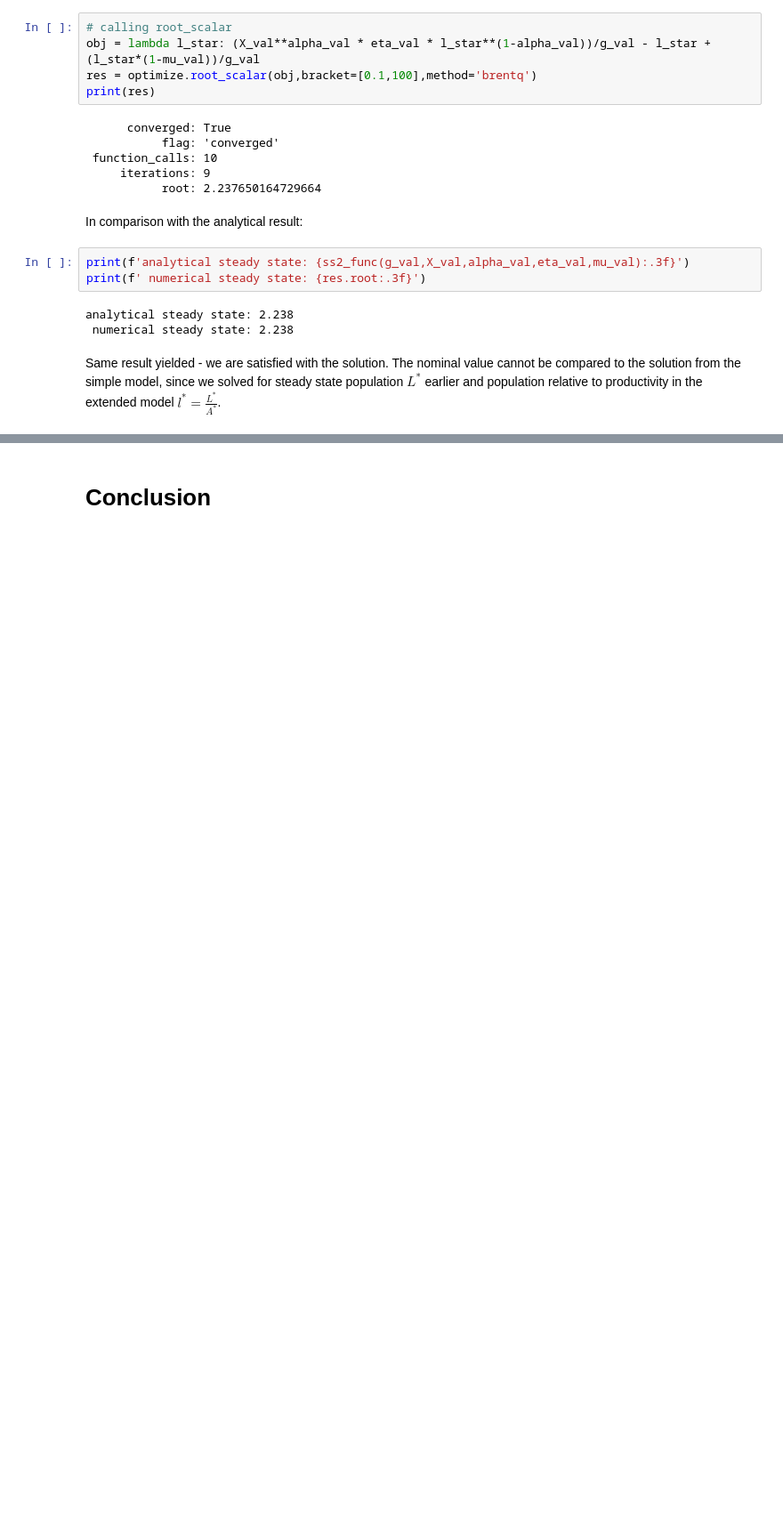
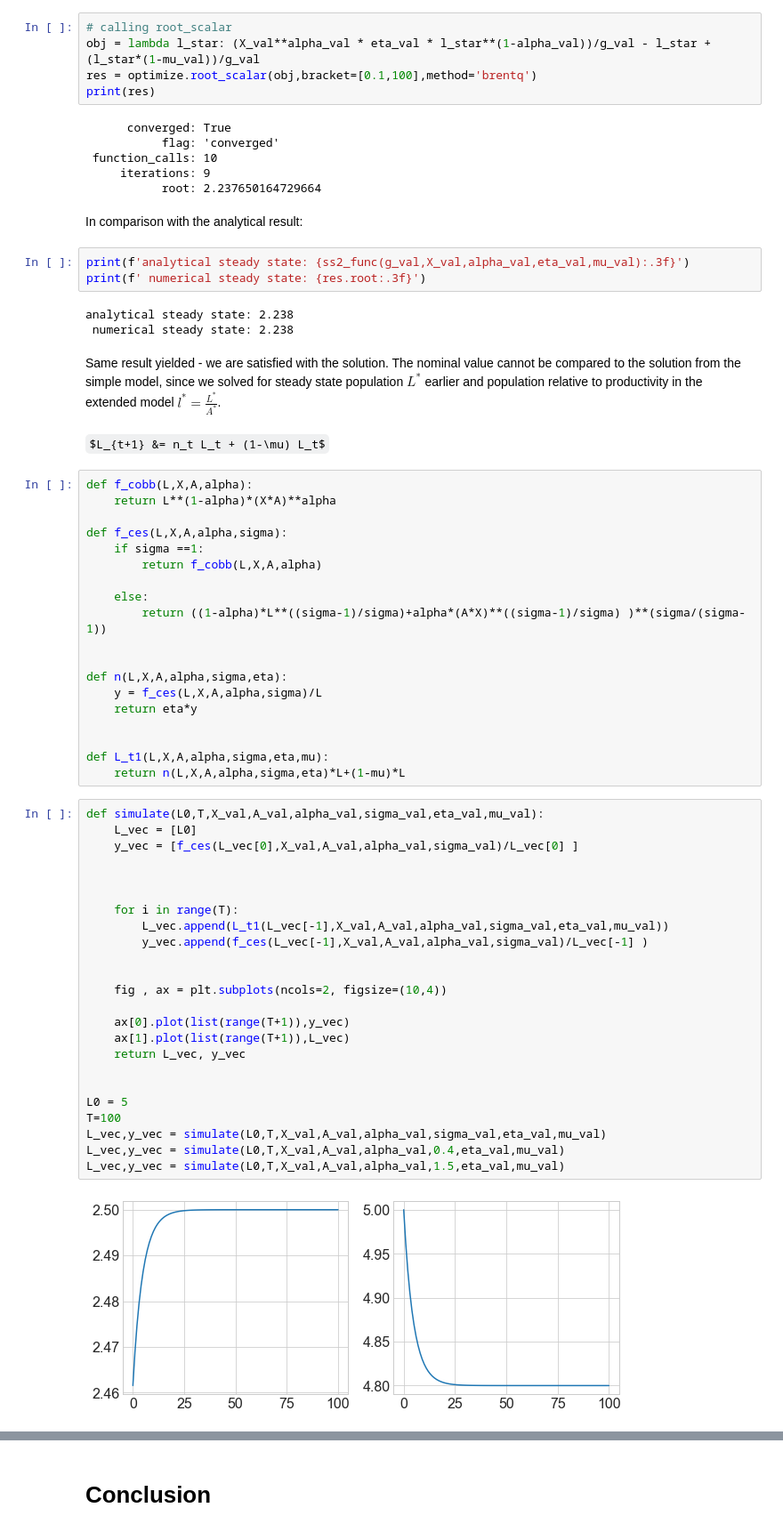
Before and after one commit to AskerNC/projects-2021-concatenaters, a Jupyter notebook: modelproject/modelproject.ipynb, the cells around one changed output, grey strips where cells are left out. Shown: that part at 89% size. Saved outputs shown, nothing was run; the diff lists cells and outputs as text; some formulas as TeX source; blank space fills up the shorter version.

```diff
--- a/modelproject/modelproject.ipynb
+++ b/modelproject/modelproject.ipynb
@@ -340,3 +340,50 @@ analytical steady state: 2.238
  numerical steady state: 2.238
 # %% [markdown]
 Same result yielded - we are satisfied with the solution. The nominal value cannot be compared to the solution from the simple model, since we solved for steady state population $L^*$ earlier and population relative to productivity in the extended model $l^*=\frac{L^*}{A^*}$.
+# %% [markdown]
+$L_{t+1} &= n_t L_t + (1-\mu) L_t$
+# %%
+def f_cobb(L,X,A,alpha):
+    return L**(1-alpha)*(X*A)**alpha
+
+def f_ces(L,X,A,alpha,sigma):
+    if sigma ==1:
+        return f_cobb(L,X,A,alpha)
+
+    else:
+        return ((1-alpha)*L**((sigma-1)/sigma)+alpha*(A*X)**((sigma-1)/sigma) )**(sigma/(sigma-1))
+
+
+def n(L,X,A,alpha,sigma,eta):
+    y = f_ces(L,X,A,alpha,sigma)/L
+    return eta*y
+
+
+def L_t1(L,X,A,alpha,sigma,eta,mu):
+    return n(L,X,A,alpha,sigma,eta)*L+(1-mu)*L
+# %%
+def simulate(L0,T,X_val,A_val,alpha_val,sigma_val,eta_val,mu_val):
+    L_vec = [L0]
+    y_vec = [f_ces(L_vec[0],X_val,A_val,alpha_val,sigma_val)/L_vec[0] ]
+
+
+
+    for i in range(T):
+        L_vec.append(L_t1(L_vec[-1],X_val,A_val,alpha_val,sigma_val,eta_val,mu_val))
+        y_vec.append(f_ces(L_vec[-1],X_val,A_val,alpha_val,sigma_val)/L_vec[-1] )
+
+
+    fig , ax = plt.subplots(ncols=2, figsize=(10,4))
+
+    ax[0].plot(list(range(T+1)),y_vec)
+    ax[1].plot(list(range(T+1)),L_vec)
+    return L_vec, y_vec
+
+
+L0 = 5
+T=100
+L_vec,y_vec = simulate(L0,T,X_val,A_val,alpha_val,sigma_val,eta_val,mu_val)
+L_vec,y_vec = simulate(L0,T,X_val,A_val,alpha_val,0.4,eta_val,mu_val)
+L_vec,y_vec = simulate(L0,T,X_val,A_val,alpha_val,1.5,eta_val,mu_val)
+# %% [output]
+[figure, added]
```
Also changed, not shown: parts of 3 cells of this notebook.
